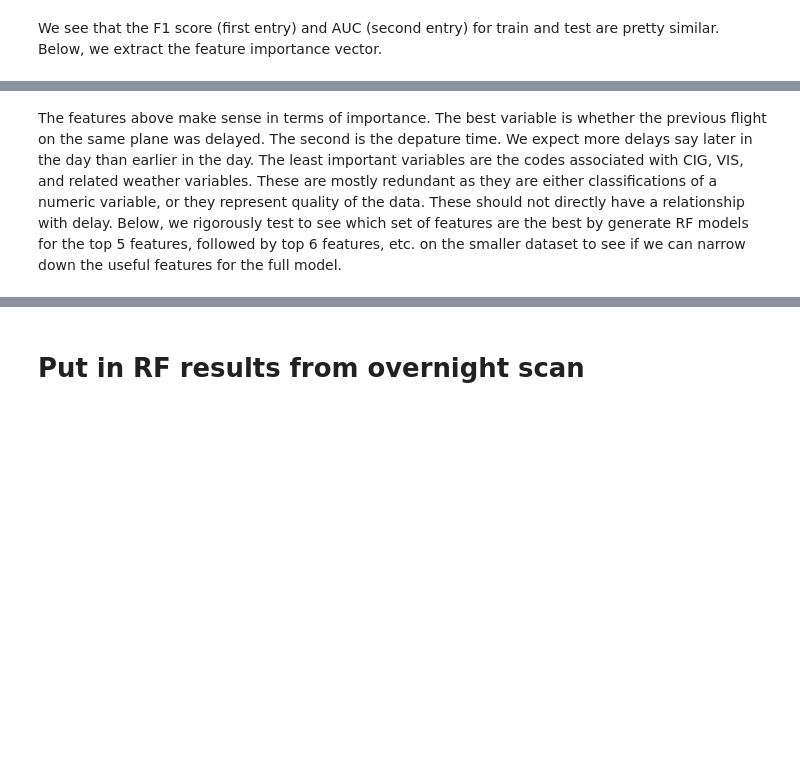
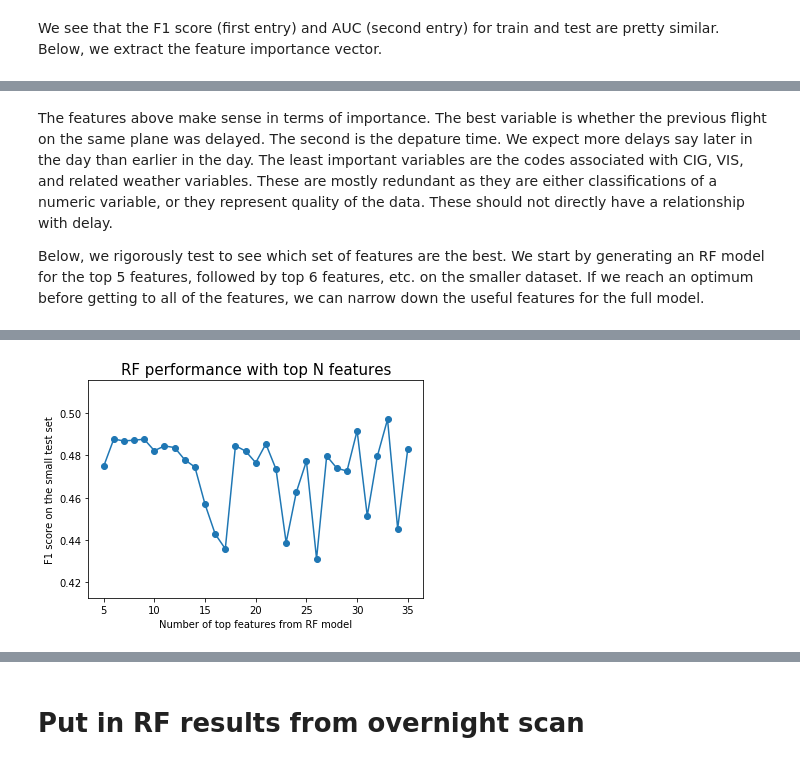
Before and after one commit to cbenge509/flightsontime, a Jupyter notebook: notebooks/Model Development PySpark ML.ipynb, the cells around one changed output, grey strips where cells are left out. Saved outputs shown, nothing was run; the diff lists cells and outputs as text; code cells hidden in the pictures; blank space fills up the shorter version.

Commit message:
Model Development notebook complete

```diff
--- a/notebooks/Model Development PySpark ML.ipynb
+++ b/notebooks/Model Development PySpark ML.ipynb
@@ -253,4 +292,6 @@ print(feature_list_importance)
 # %% [markdown]
-The features above make sense in terms of importance. The best variable is whether the previous flight on the same plane was delayed. The second is the depature time. We expect more delays say later in the day than earlier in the day. The least important variables are the codes associated with CIG, VIS, and related weather variables. These are mostly redundant as they are either classifications of a numeric variable, or they represent quality of the data. These should not directly have a relationship with delay. Below, we rigorously test to see which set of features are the best by generate RF models for the top 5 features, followed by top 6 features, etc. on the smaller dataset to see if we can narrow down the useful features for the full model.
+The features above make sense in terms of importance. The best variable is whether the previous flight on the same plane was delayed. The second is the depature time. We expect more delays say later in the day than earlier in the day. The least important variables are the codes associated with CIG, VIS, and related weather variables. These are mostly redundant as they are either classifications of a numeric variable, or they represent quality of the data. These should not directly have a relationship with delay.
+
+Below, we rigorously test to see which set of features are the best. We start by generating an RF model for the top 5 features, followed by top 6 features, etc. on the smaller dataset. If we reach an optimum before getting to all of the features, we can narrow down the useful features for the full model.
 # %%
 #RF search by eliminating worst features
@@ -345,3 +396,44 @@ def main(feature_list_importance):
         print(train_auc_val, test_auc_val)
 # %% [output]
 [interactive output not drawn]
+# %%
+#Test set results of this scan, F1 and AUC
+test_f1_auc = [(0.4748165495706479, 0.7106082826028781),
+ (0.4877781831448376, 0.7083867733864853),
+ (0.4868786386027766, 0.7117872419457814),
+ (0.48726560313462075, 0.706969347371117),
+ (0.4876973595429805, 0.7057778046184543),
+ (0.4822791096663506, 0.7083718104074951),
+ (0.4845210151025289, 0.7048681236099683),
+ (0.4837574816100882, 0.6977149693330588),
+ (0.47795453538352467, 0.6978115564018372),
+ (0.4745262575499101, 0.7037773266434946),
+ (0.45688009717161204, 0.7053181408423859),
+ (0.4428039091612177, 0.7151142191902248),
+ (0.43576036051957234, 0.7118413583479897),
+ (0.48461538461538456, 0.708586785468326),
+ (0.48207955888144943, 0.7061227824460443),
+ (0.4765797826296047, 0.7116751600333282),
+ (0.4854816824966079, 0.707926033717824),
+ (0.4735288516473053, 0.7113673585519251),
+ (0.4387271807605647, 0.7122779473793381),
+ (0.46254526416823005, 0.6963932391537581),
+ (0.47732589526723057, 0.6956413074411308),
+ (0.43103627481550777, 0.6931810584325695),
+ (0.4797740437550865, 0.7062889276848121),
+ (0.4739768043707467, 0.7025243795049875),
+ (0.47262747363859603, 0.7001355463226895),
+ (0.49171937264651044, 0.7147771408247915),
+ (0.45139802852461663, 0.7076470922535373),
+ (0.47975193224418006, 0.7057038743217336),
+ (0.49711934156378595, 0.7093869001405632),
+ (0.4453600435698894, 0.7176739246830596),
+ (0.48318154775525146, 0.694799903040958)]
+
+plt.scatter(range(5, len(test_f1_auc) +5), [i[0] for i in test_f1_auc])
+plt.plot(range(5, len(test_f1_auc) +5), [i[0] for i in test_f1_auc])
+
+plt.title("RF performance with top N features", fontsize = 15)
+plt.xlabel("Number of top features from RF model")
+plt.ylabel("F1 score on the small test set")
+# %% [output]
@@ -347,0 +441 @@ def main(feature_list_importance):
+[figure, added]
```
Also changed, not shown: parts of 20 cells of this notebook.
